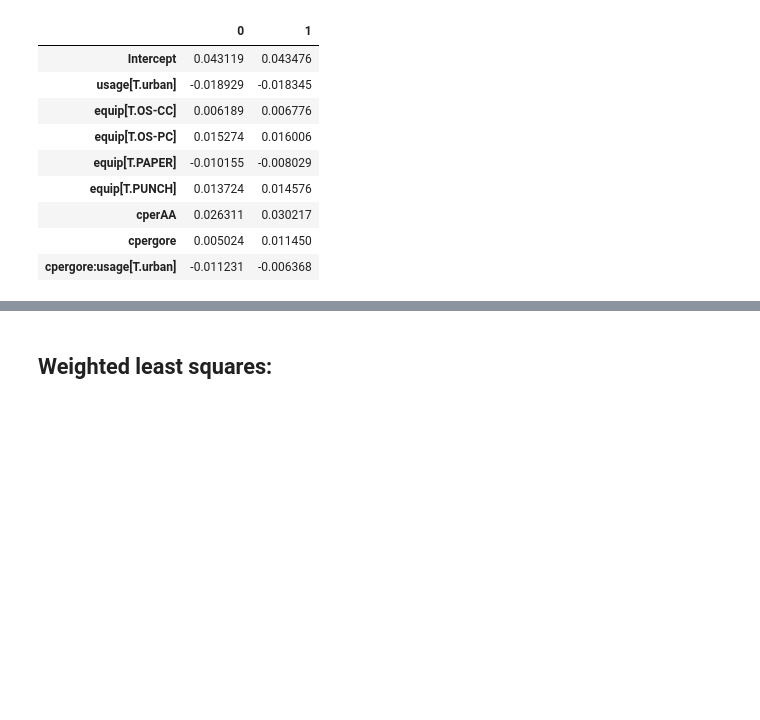
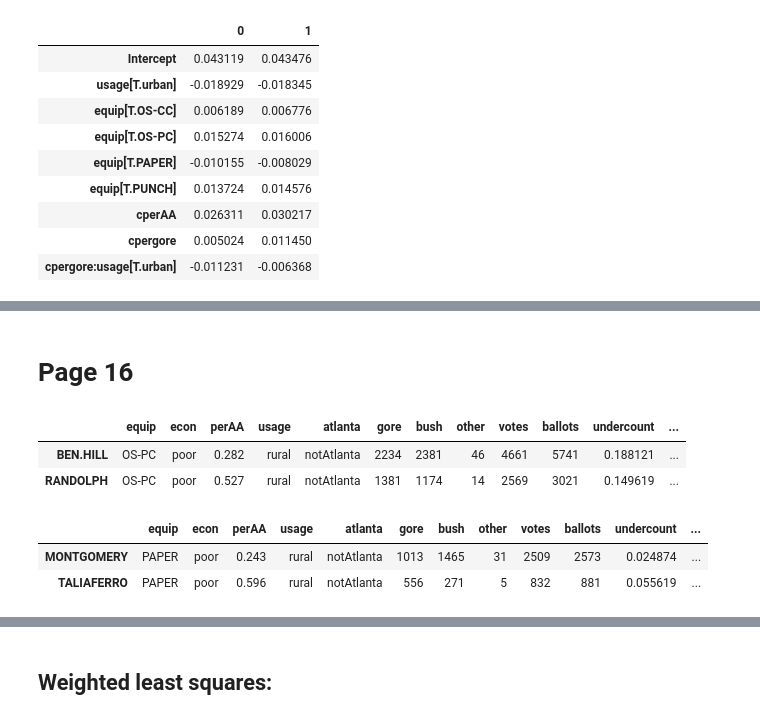
Before and after one commit to percivalphakath/Extending-the-Linear-Model-with-Python, a Jupyter notebook: Chapter1-Introduction.ipynb, the cells around one changed output, grey strips where cells are left out. Drawn from its saved outputs; the diff is of its cells as text; code cells hidden in the pictures; blank space fills up the shorter version.

```diff
--- a/Chapter1-Introduction.ipynb
+++ b/Chapter1-Introduction.ipynb
@@ -446,0 +438,22 @@ AttributeError: 'AxesSubplot' object has no attribute 'np'
+# %% [markdown]
+<h1> Page 16 </h1>
+# %%
+#calculate Cook's distnace for each observation
+cooks_distance = lmodi.get_influence().cooks_distance[0]
+
+#filter all rows in the dataframe that have Cook statistics larger than 0.1
+gavote[cooks_distance > 0.1]
+# %% [output]
+|  | equip | econ | perAA | usage | atlanta | gore | bush | other | votes | ballots | undercount | ... |
+| BEN.HILL | OS-PC | poor | 0.282 | rural | notAtlanta | 2234 | 2381 | 46 | 4661 | 5741 | 0.188121 | ... |
+| RANDOLPH | OS-PC | poor | 0.527 | rural | notAtlanta | 1381 | 1174 | 14 | 2569 | 3021 | 0.149619 | ... |
+# %%
+#note that the author uses hatvalues and leverage values interchangeably
+hatvalues = leverage
+
+#filter all rows in the dataframe that have hatvalues larger than 0.3
+gavote[hatvalues > 0.3]
+# %% [output]
+|  | equip | econ | perAA | usage | atlanta | gore | bush | other | votes | ballots | undercount | ... |
+| MONTGOMERY | PAPER | poor | 0.243 | rural | notAtlanta | 1013 | 1465 | 31 | 2509 | 2573 | 0.024874 | ... |
+| TALIAFERRO | PAPER | poor | 0.596 | rural | notAtlanta | 556 | 271 | 5 | 832 | 881 | 0.055619 | ... |
```
Also changed, not shown: parts of 31 cells of this notebook.
